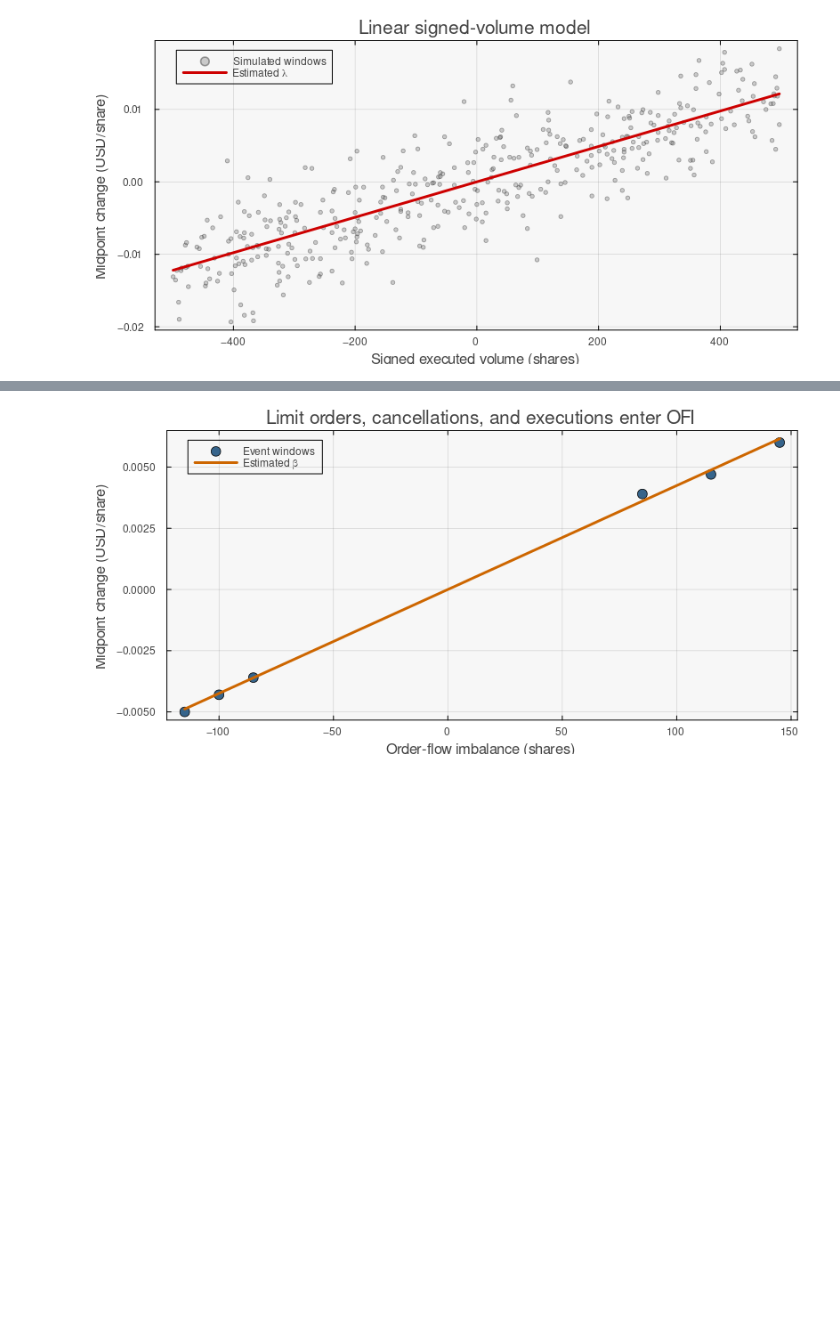
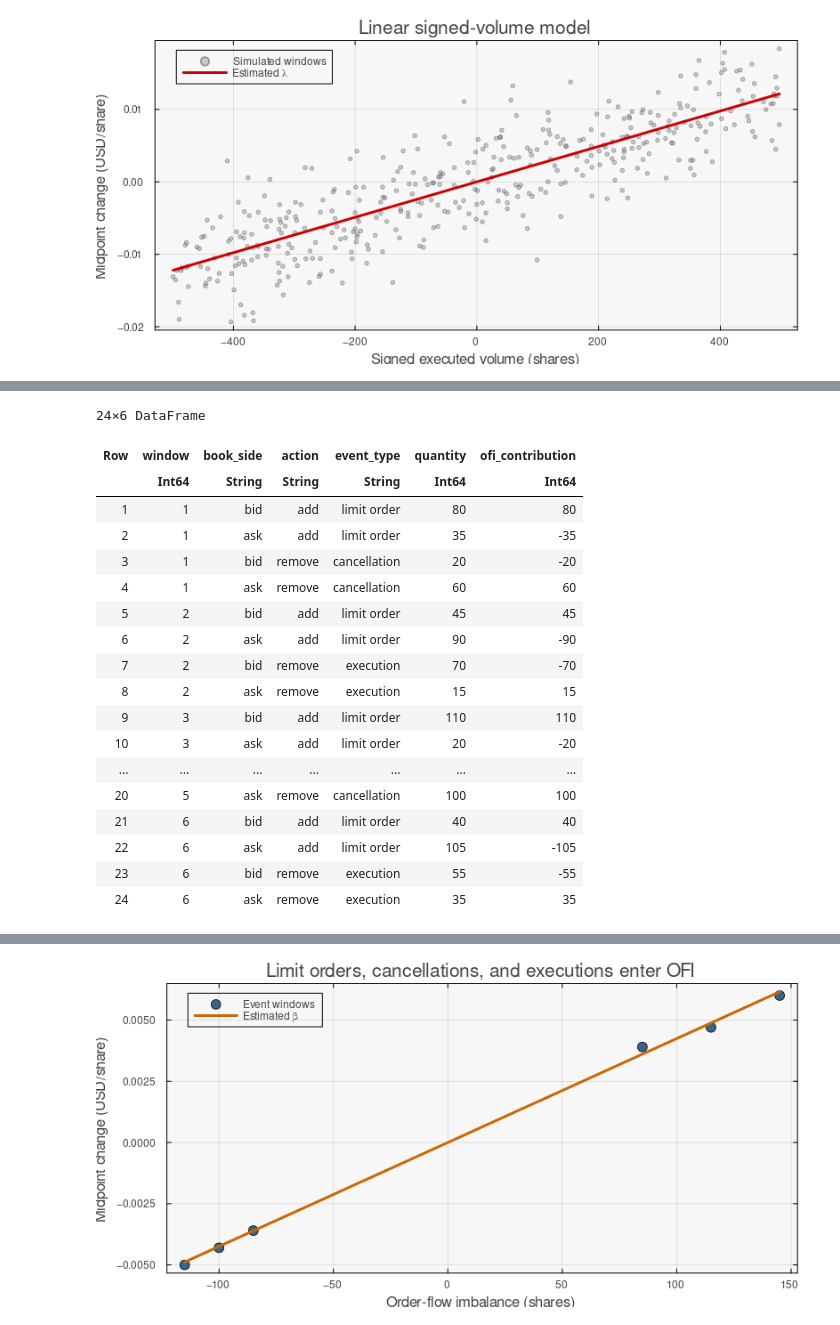
Before and after one commit to varnerlab/CHEME-5660-CourseRepository-Fall-2026, a Jupyter notebook: lectures/week-3/L3a/advanced/market_impact/CHEME-5660-L3a-Advanced-Market-Impact-Models-Fall-2026.ipynb, the cells around one changed output, grey strips where cells are left out. Cells and saved outputs as stored; diff of their text form; code cells hidden in the pictures; blank space fills up the shorter version.

```diff
--- a/lectures/week-3/L3a/advanced/market_impact/CHEME-5660-L3a-Advanced-Market-Impact-Models-Fall-2026.ipynb
+++ b/lectures/week-3/L3a/advanced/market_impact/CHEME-5660-L3a-Advanced-Market-Impact-Models-Fall-2026.ipynb
@@ -273,0 +256,43 @@ beta_hat = dot(ofi_windows.ofi, ofi_windows.midpoint_change) /
+# %%
+function signed_ofi_event(side::String, action::String, quantity::Int)
+    if (side == "bid" && action == "add") || (side == "ask" && action == "remove")
+        return quantity
+    end
+    return -quantity
+end
+
+events = let
+    table = DataFrame(
+        window = repeat(1:6, inner = 4),
+        book_side = repeat(["bid", "ask", "bid", "ask"], 6),
+        action = repeat(["add", "add", "remove", "remove"], 6),
+        event_type = repeat(["limit order", "limit order", "cancellation", "cancellation",
+                             "limit order", "limit order", "execution", "execution"], 3),
+        quantity = [80, 35, 20, 60, 45, 90, 70, 15, 110, 20, 30, 85,
+                    30, 75, 95, 25, 70, 45, 10, 100, 40, 105, 55, 35],
+    )
+    table.ofi_contribution = [
+        signed_ofi_event(row.book_side, row.action, row.quantity) for row in eachrow(table)
+    ]
+    table
+end
+# %% [output]
+24×6 DataFrame
+| Row | window | book_side | action | event_type | quantity | ofi_contribution |
+|  | Int64 | String | String | String | Int64 | Int64 |
+| 1 | 1 | bid | add | limit order | 80 | 80 |
+| 2 | 1 | ask | add | limit order | 35 | -35 |
+| 3 | 1 | bid | remove | cancellation | 20 | -20 |
+| 4 | 1 | ask | remove | cancellation | 60 | 60 |
+| 5 | 2 | bid | add | limit order | 45 | 45 |
+| 6 | 2 | ask | add | limit order | 90 | -90 |
+| 7 | 2 | bid | remove | execution | 70 | -70 |
+| 8 | 2 | ask | remove | execution | 15 | 15 |
+| 9 | 3 | bid | add | limit order | 110 | 110 |
+| 10 | 3 | ask | add | limit order | 20 | -20 |
+| ... | ... | ... | ... | ... | ... | ... |
+| 20 | 5 | ask | remove | cancellation | 100 | 100 |
+| 21 | 6 | bid | add | limit order | 40 | 40 |
+| 22 | 6 | ask | add | limit order | 105 | -105 |
+| 23 | 6 | bid | remove | execution | 55 | -55 |
+| 24 | 6 | ask | remove | execution | 35 | 35 |
```
Also changed, not shown: parts of 27 cells of this notebook.
